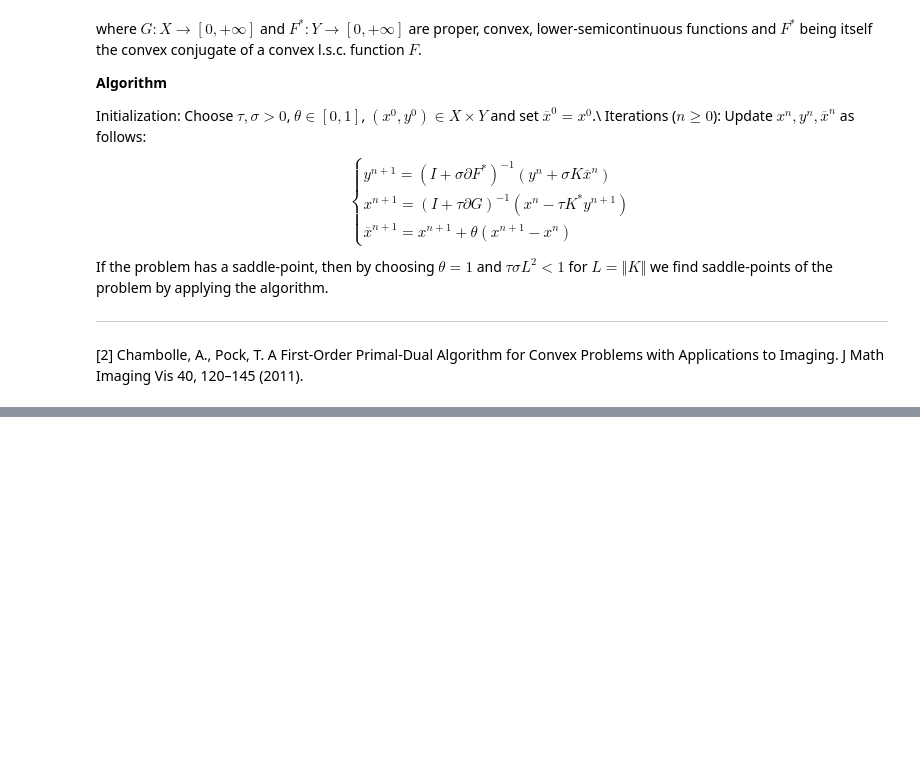
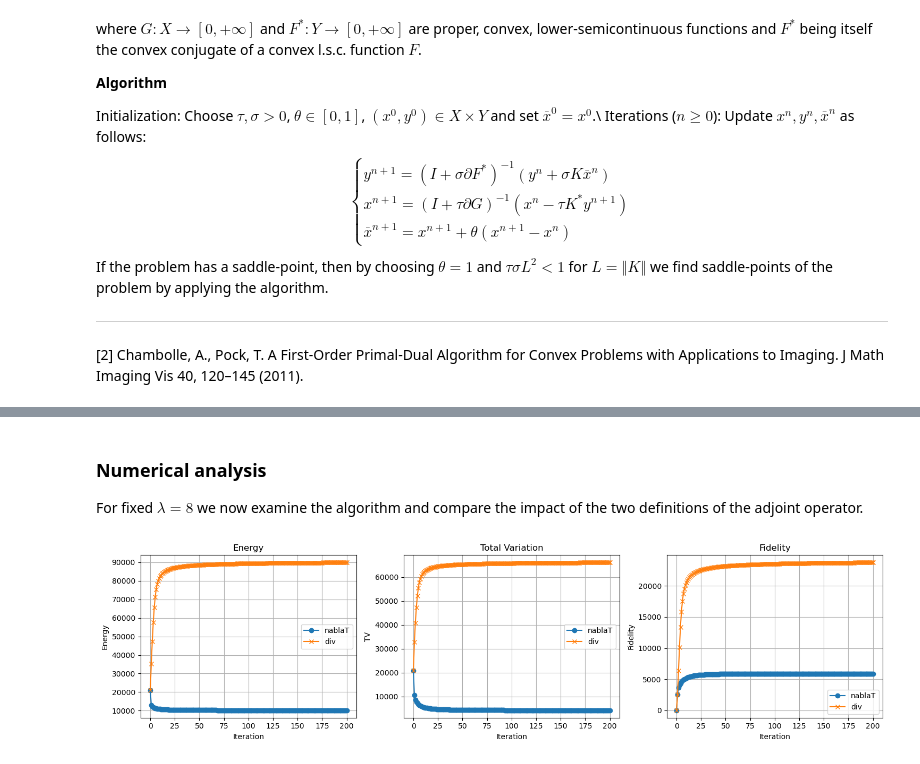
Before and after one commit to LucasJoh/PrimalDualTV, a Jupyter notebook: CP-experiment.ipynb, the cells around one changed output, grey strips where cells are left out. Cells and saved outputs as stored; diff of their text form; code cells hidden in the pictures; blank space fills up the shorter version.

```diff
--- a/CP-experiment.ipynb
+++ b/CP-experiment.ipynb
@@ -380,0 +388,54 @@ Iteration 100  ROF-Energy:  (np.float64(16522.39128841387), np.float64(16461.297
+# %% [markdown]
+### Numerical analysis
+
+For fixed $\lambda=8$ we now examine the algorithm and compare the impact of the two definitions of the adjoint operator.
+# %%
+lambda_index = 2
+nablaT_res = results[lambda_index]
+div_res = results2[lambda_index]
+
+energy_nablaT = nablaT_res[3]
+tv_nablaT = nablaT_res[4]
+fidelity_nablaT = nablaT_res[5]
+
+energy_div = div_res[3]
+tv_div = div_res[4]
+fidelity_div = div_res[5]
+
+# Plot
+plt.figure(figsize=(15, 4))
+
+# Energy
+plt.subplot(1, 3, 1)
+plt.plot(energy_nablaT, label='nablaT', marker='o')
+plt.plot(energy_div, label='div', marker='x')
+plt.title('Energy')
+plt.xlabel('Iteration')
+plt.ylabel('Energy')
+plt.legend()
+plt.grid(True)
+
+# Total Variation
+plt.subplot(1, 3, 2)
+plt.plot(tv_nablaT, label='nablaT', marker='o')
+plt.plot(tv_div, label='div', marker='x')
+plt.title('Total Variation')
+plt.xlabel('Iteration')
+plt.ylabel('TV')
+plt.legend()
+plt.grid(True)
+
+# Fidelity
+plt.subplot(1, 3, 3)
+plt.plot(fidelity_nablaT, label='nablaT', marker='o')
+plt.plot(fidelity_div, label='div', marker='x')
+plt.title('Fidelity')
+plt.xlabel('Iteration')
+plt.ylabel('Fidelity')
+plt.legend()
+plt.grid(True)
+
+plt.tight_layout()
+plt.show()
+# %% [output]
+[figure, added]
```
Also changed, not shown: parts of 27 cells of this notebook.
